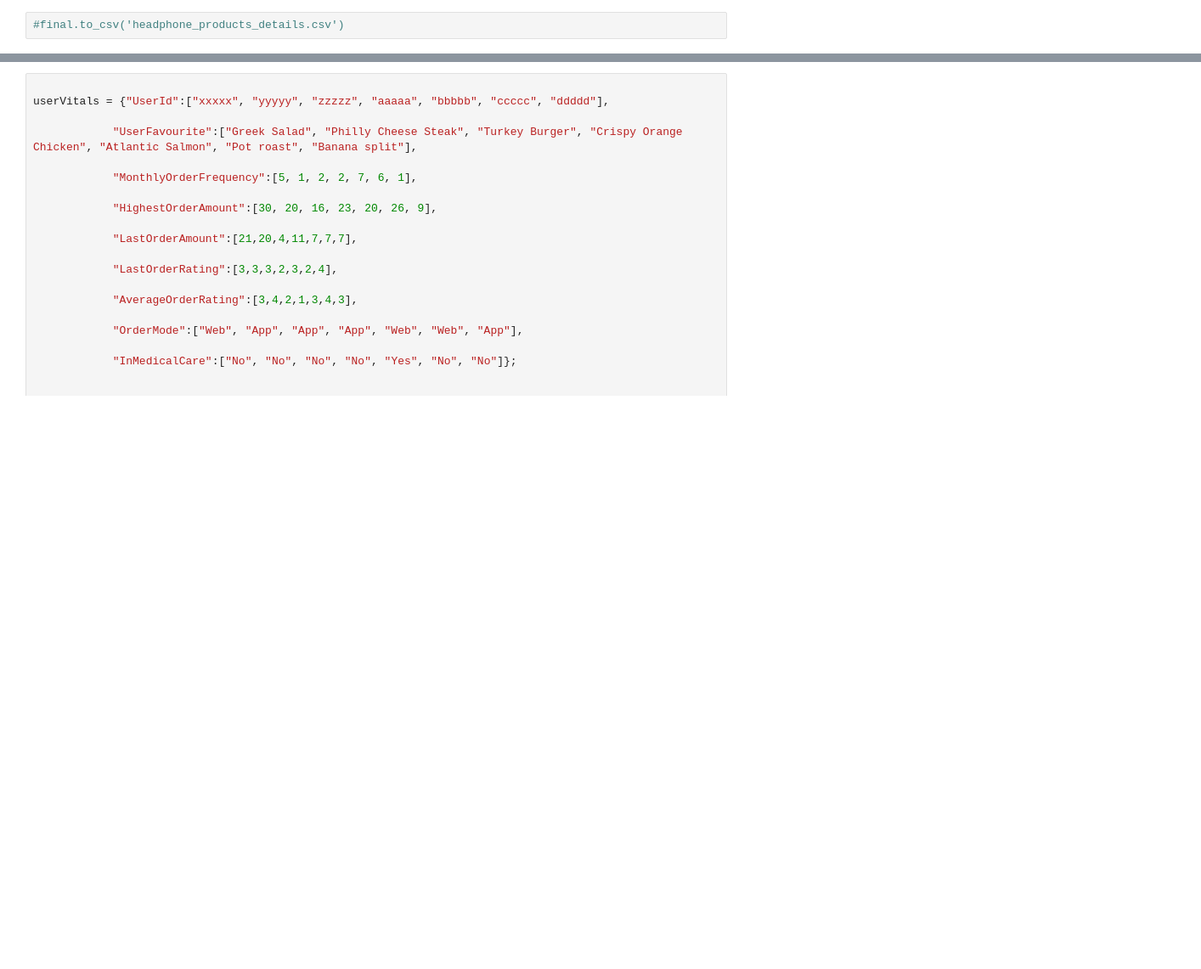
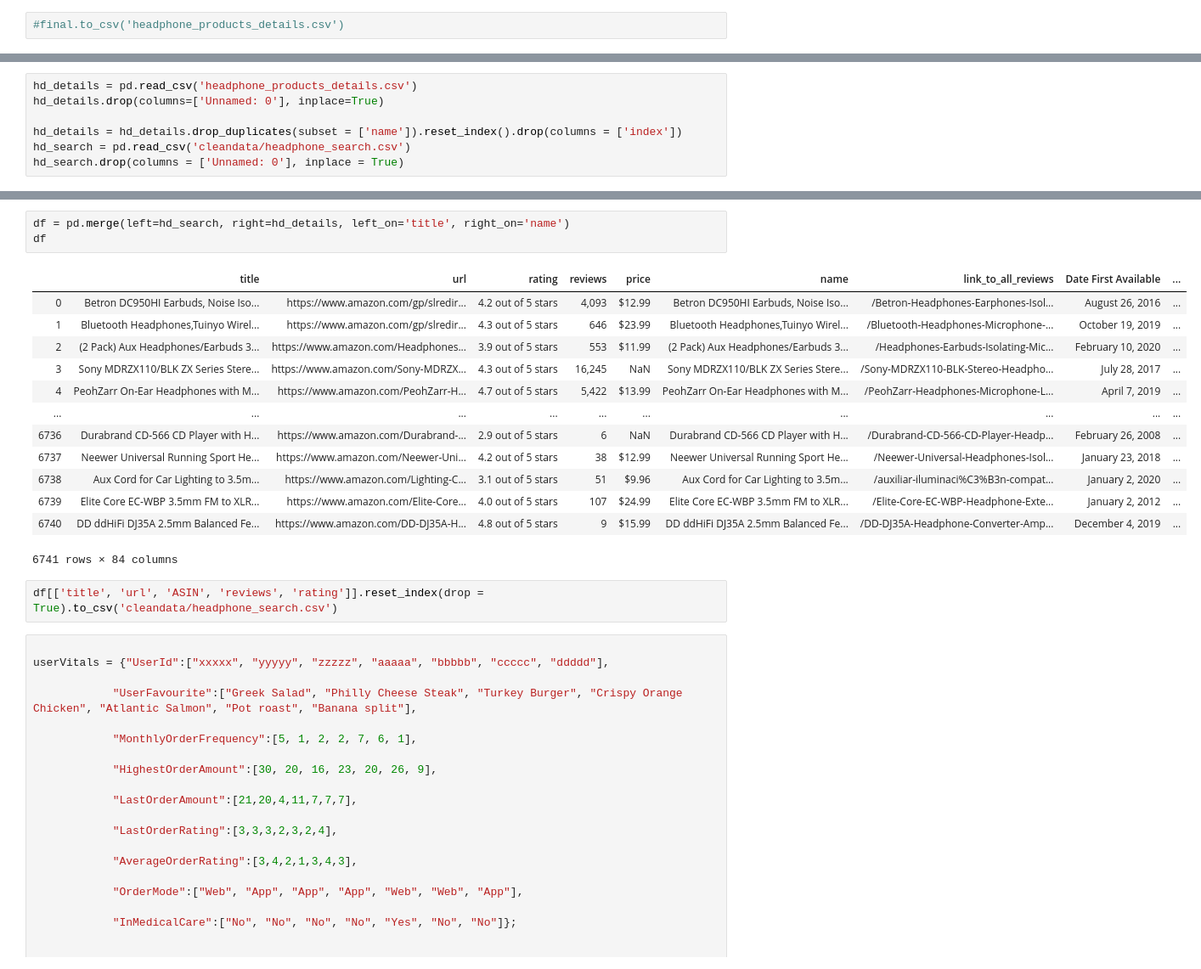
Before and after one commit to shekharbiswas/Ecommerce-SQL, a Jupyter notebook: create_headphones.ipynb, the cells around one changed output, grey strips where cells are left out. Shown: that part at 85% size. Saved outputs shown, nothing was run; the diff lists cells and outputs as text; blank space fills up the shorter version.

```diff
--- a/create_headphones.ipynb
+++ b/create_headphones.ipynb
@@ -173,0 +152,7 @@ df
+# %%
+hd_details = pd.read_csv('headphone_products_details.csv')
+hd_details.drop(columns=['Unnamed: 0'], inplace=True)
+
+hd_details = hd_details.drop_duplicates(subset = ['name']).reset_index().drop(columns = ['index'])
+hd_search = pd.read_csv('cleandata/headphone_search.csv')
+hd_search.drop(columns = ['Unnamed: 0'], inplace = True)
@@ -174,3 +191,22 @@ df
+# %%
+df = pd.merge(left=hd_search, right=hd_details, left_on='title', right_on='name')
+df
+# %% [output]
+|  | title | url | rating | reviews | price | name | link_to_all_reviews | Date First Available | ... |
+| 0 | Betron DC950HI Earbuds, Noise Iso... | https://www.amazon.com/gp/slredir... | 4.2 out of 5 stars | 4,093 | $12.99 | Betron DC950HI Earbuds, Noise Iso... | /Betron-Headphones-Earphones-Isol... | August 26, 2016 | ... |
+| 1 | Bluetooth Headphones,Tuinyo Wirel... | https://www.amazon.com/gp/slredir... | 4.3 out of 5 stars | 646 | $23.99 | Bluetooth Headphones,Tuinyo Wirel... | /Bluetooth-Headphones-Microphone-... | October 19, 2019 | ... |
+| 2 | (2 Pack) Aux Headphones/Earbuds 3... | https://www.amazon.com/Headphones... | 3.9 out of 5 stars | 553 | $11.99 | (2 Pack) Aux Headphones/Earbuds 3... | /Headphones-Earbuds-Isolating-Mic... | February 10, 2020 | ... |
+| 3 | Sony MDRZX110/BLK ZX Series Stere... | https://www.amazon.com/Sony-MDRZX... | 4.3 out of 5 stars | 16,245 | NaN | Sony MDRZX110/BLK ZX Series Stere... | /Sony-MDRZX110-BLK-Stereo-Headpho... | July 28, 2017 | ... |
+| 4 | PeohZarr On-Ear Headphones with M... | https://www.amazon.com/PeohZarr-H... | 4.7 out of 5 stars | 5,422 | $13.99 | PeohZarr On-Ear Headphones with M... | /PeohZarr-Headphones-Microphone-L... | April 7, 2019 | ... |
+| ... | ... | ... | ... | ... | ... | ... | ... | ... | ... |
+| 6736 | Durabrand CD-566 CD Player with H... | https://www.amazon.com/Durabrand-... | 2.9 out of 5 stars | 6 | NaN | Durabrand CD-566 CD Player with H... | /Durabrand-CD-566-CD-Player-Headp... | February 26, 2008 | ... |
+| 6737 | Neewer Universal Running Sport He... | https://www.amazon.com/Neewer-Uni... | 4.2 out of 5 stars | 38 | $12.99 | Neewer Universal Running Sport He... | /Neewer-Universal-Headphones-Isol... | January 23, 2018 | ... |
+| 6738 | Aux Cord for Car Lighting to 3.5m... | https://www.amazon.com/Lighting-C... | 3.1 out of 5 stars | 51 | $9.96 | Aux Cord for Car Lighting to 3.5m... | /auxiliar-iluminaci%C3%B3n-compat... | January 2, 2020 | ... |
+| 6739 | Elite Core EC-WBP 3.5mm FM to XLR... | https://www.amazon.com/Elite-Core... | 4.0 out of 5 stars | 107 | $24.99 | Elite Core EC-WBP 3.5mm FM to XLR... | /Elite-Core-EC-WBP-Headphone-Exte... | January 2, 2012 | ... |
+| 6740 | DD ddHiFi DJ35A 2.5mm Balanced Fe... | https://www.amazon.com/DD-DJ35A-H... | 4.8 out of 5 stars | 9 | $15.99 | DD ddHiFi DJ35A 2.5mm Balanced Fe... | /DD-DJ35A-Headphone-Converter-Amp... | December 4, 2019 | ... |
+6741 rows × 84 columns
+# %%
+df[['title', 'url', 'ASIN', 'reviews', 'rating']].reset_index(drop = True).to_csv('cleandata/headphone_search.csv')
 # %%
 
 userVitals = {"UserId":["xxxxx", "yyyyy", "zzzzz", "aaaaa", "bbbbb", "ccccc", "ddddd"],
```
Also changed, not shown: parts of 8 cells of this notebook, 1 other file.
